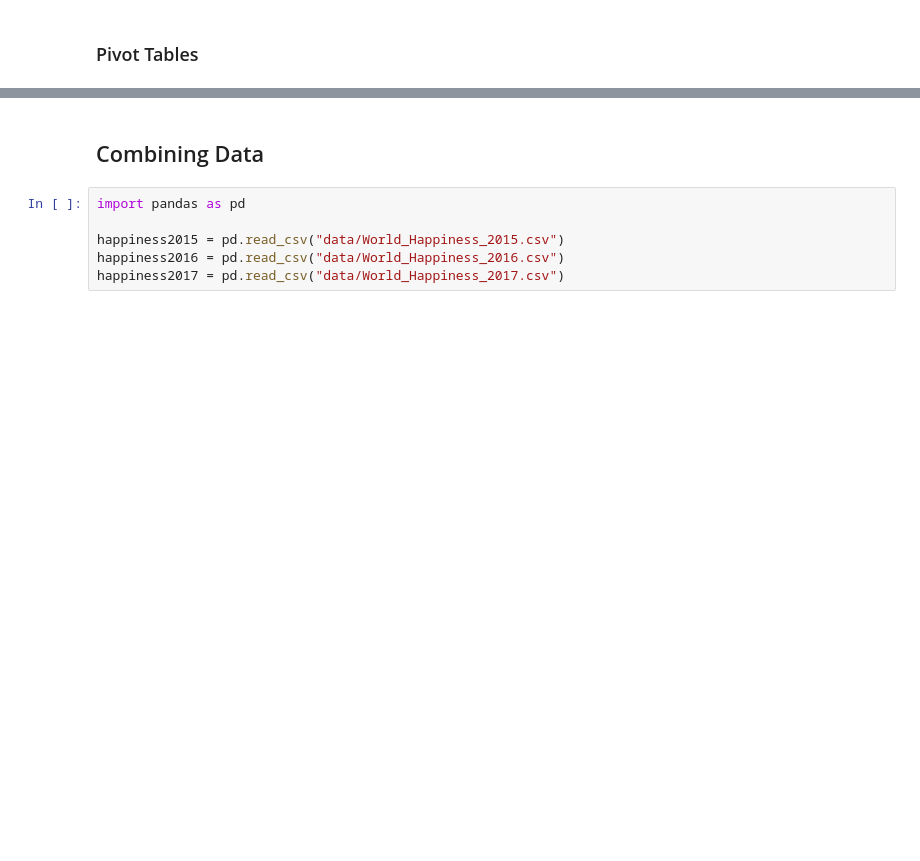
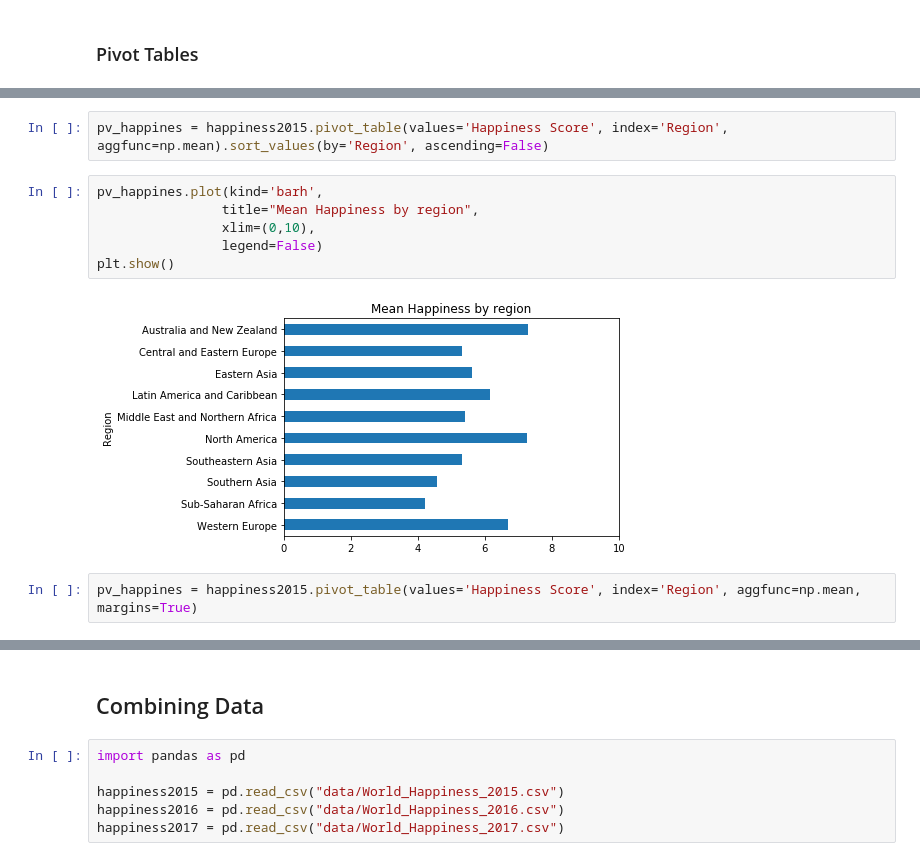
Before and after one commit to icta-tecaji/python-data-analysis-public, a Jupyter notebook: Del_08_Agregacija_združevanje_in_tranformacija_podatkov/08_Agregacija_združevanje_in_tranformacija_podatkov_CLEAN.ipynb, the cells around one changed output, grey strips where cells are left out. Cells and saved outputs as stored; diff of their text form; blank space fills up the shorter version.

```diff
--- a/Del_08_Agregacija_združevanje_in_tranformacija_podatkov/08_Agregacija_združevanje_in_tranformacija_podatkov_CLEAN.ipynb
+++ b/Del_08_Agregacija_združevanje_in_tranformacija_podatkov/08_Agregacija_združevanje_in_tranformacija_podatkov_CLEAN.ipynb
@@ -36,0 +317,12 @@ happiness2015 = pd.read_csv('data/World_Happiness_2015.csv')
+# %%
+pv_happines = happiness2015.pivot_table(values='Happiness Score', index='Region', aggfunc=np.mean).sort_values(by='Region', ascending=False)
+# %%
+pv_happines.plot(kind='barh',
+                title="Mean Happiness by region",
+                xlim=(0,10),
+                legend=False)
+plt.show()
+# %% [output]
+[figure, added]
+# %%
+pv_happines = happiness2015.pivot_table(values='Happiness Score', index='Region', aggfunc=np.mean, margins=True)
```
Also changed, not shown: parts of 88 cells of this notebook.
